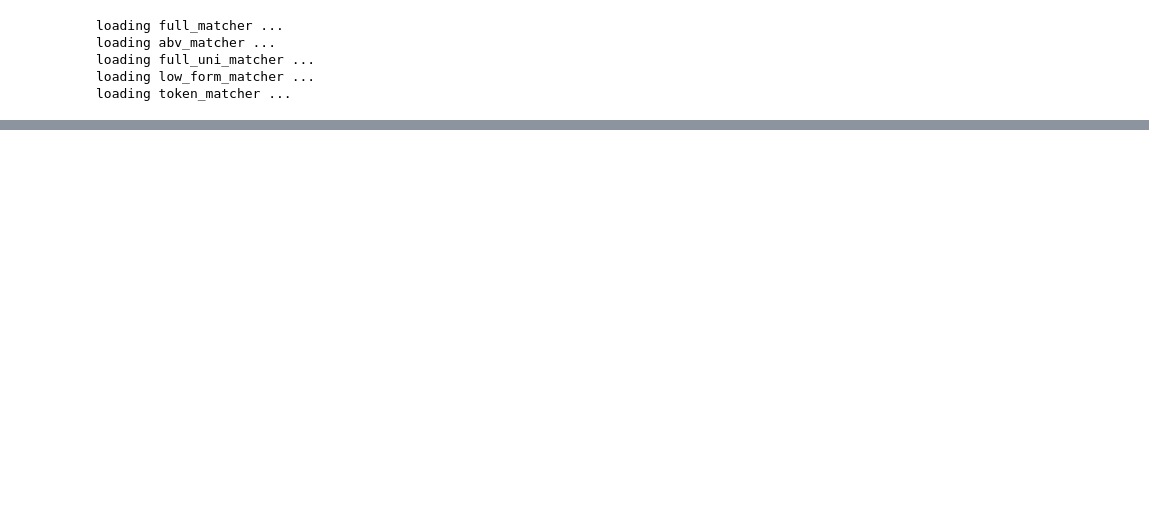
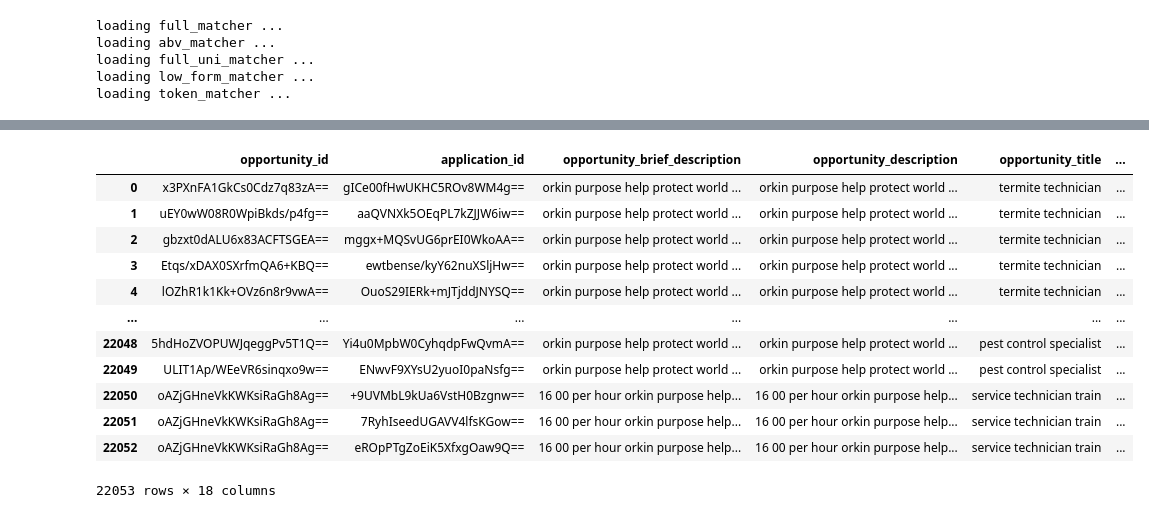
Before and after one commit to danmarino1/Opportunity_Alignment_Library, a Jupyter notebook: Experiment/EDA/04_Skill_Extraction.ipynb, the cells around one changed output, grey strips where cells are left out. Saved outputs shown, nothing was run; the diff lists cells and outputs as text; code cells hidden in the pictures; blank space fills up the shorter version.

```diff
--- a/Experiment/EDA/04_Skill_Extraction.ipynb
+++ b/Experiment/EDA/04_Skill_Extraction.ipynb
@@ -154,0 +176,28 @@ apps.to_pickle('extracted_skills.pkl')
+# %%
+# CALCULATE THE JACCARD SIMILARITY BETWEEN THE TWO LISTS
+def jaccard_similarity(list1, list2):
+    #calculare jaccard similarity
+    intersection = len(list(set(list1).intersection(list2)))
+    union = (len(list1) + len(list2)) - intersection
+    if union == 0:
+        return 0
+    else:
+        return float(intersection) / union
+
+#Here is where we take either similarity or intersection or both to find skill matches
+apps['jaccard_similarity'] = apps.apply(lambda x: jaccard_similarity(x['opportunity_required_skills'], x['application_skills']), axis=1)
+apps
+# %% [output]
+|  | opportunity_id | application_id | opportunity_brief_description | opportunity_description | opportunity_title | ... |
+| 0 | x3PXnFA1GkCs0Cdz7q83zA== | gICe00fHwUKHC5ROv8WM4g== | orkin purpose help protect world ... | orkin purpose help protect world ... | termite technician | ... |
+| 1 | uEY0wW08R0WpiBkds/p4fg== | aaQVNXk5OEqPL7kZJJW6iw== | orkin purpose help protect world ... | orkin purpose help protect world ... | termite technician | ... |
+| 2 | gbzxt0dALU6x83ACFTSGEA== | mggx+MQSvUG6prEI0WkoAA== | orkin purpose help protect world ... | orkin purpose help protect world ... | termite technician | ... |
+| 3 | Etqs/xDAX0SXrfmQA6+KBQ== | ewtbense/kyY62nuXSljHw== | orkin purpose help protect world ... | orkin purpose help protect world ... | termite technician | ... |
+| 4 | lOZhR1k1Kk+OVz6n8r9vwA== | OuoS29IERk+mJTjddJNYSQ== | orkin purpose help protect world ... | orkin purpose help protect world ... | termite technician | ... |
+| ... | ... | ... | ... | ... | ... | ... |
+| 22048 | 5hdHoZVOPUWJqeggPv5T1Q== | Yi4u0MpbW0CyhqdpFwQvmA== | orkin purpose help protect world ... | orkin purpose help protect world ... | pest control specialist | ... |
+| 22049 | ULIT1Ap/WEeVR6sinqxo9w== | ENwvF9XYsU2yuoI0paNsfg== | orkin purpose help protect world ... | orkin purpose help protect world ... | pest control specialist | ... |
+| 22050 | oAZjGHneVkKWKsiRaGh8Ag== | +9UVMbL9kUa6VstH0Bzgnw== | 16 00 per hour orkin purpose help... | 16 00 per hour orkin purpose help... | service technician train | ... |
+| 22051 | oAZjGHneVkKWKsiRaGh8Ag== | 7RyhIseedUGAVV4lfsKGow== | 16 00 per hour orkin purpose help... | 16 00 per hour orkin purpose help... | service technician train | ... |
+| 22052 | oAZjGHneVkKWKsiRaGh8Ag== | eROpPTgZoEiK5XfxgOaw9Q== | 16 00 per hour orkin purpose help... | 16 00 per hour orkin purpose help... | service technician train | ... |
+22053 rows × 18 columns
```
Also changed, not shown: parts of 33 cells of this notebook, 1 other file.
